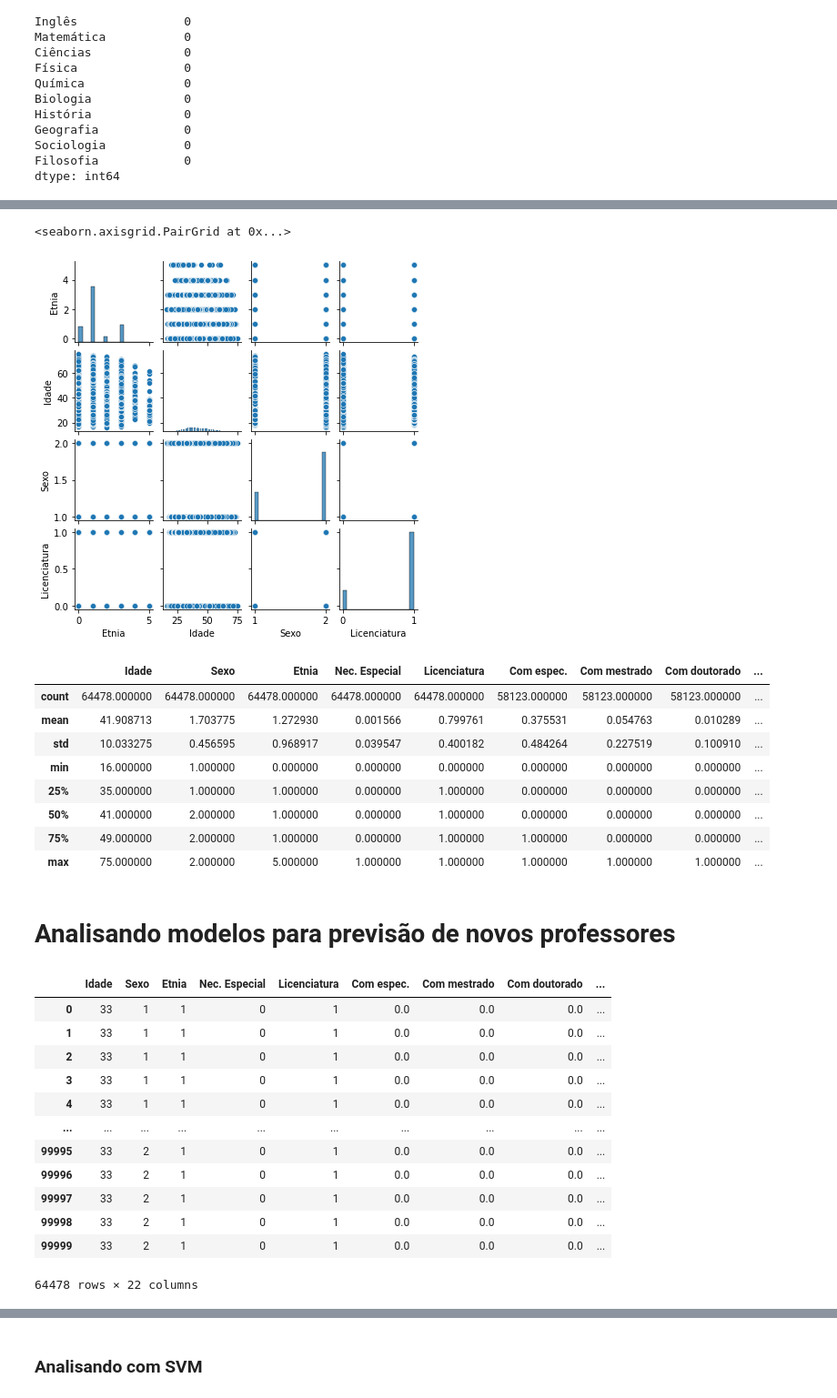
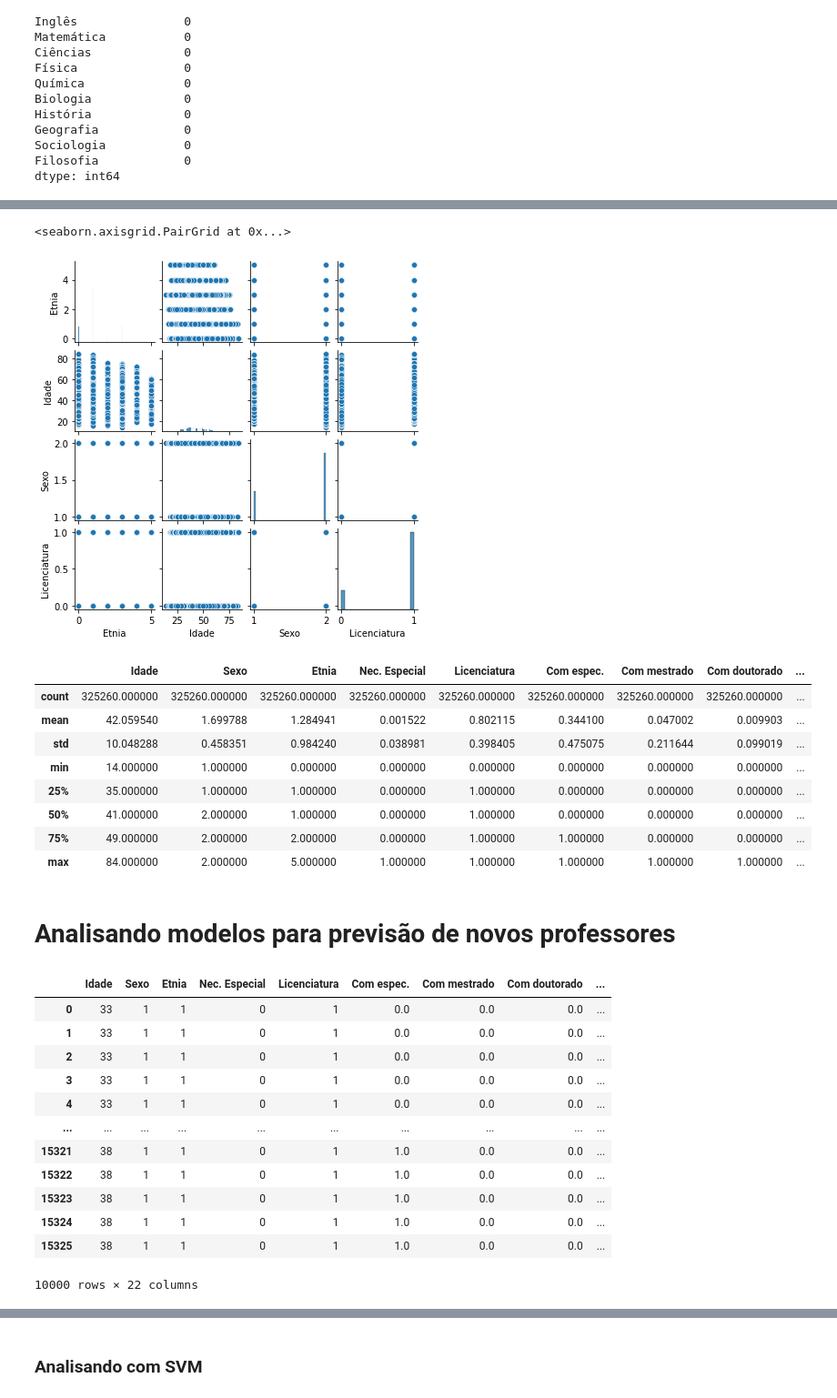
Before and after one commit to sergioneto12/Analise_Censo_Escolar_2020, a Jupyter notebook: Dados - Censo Escolar.ipynb, the cells around one changed output, grey strips where cells are left out. Shown: that part at 91% size. Cells and saved outputs as stored; diff of their text form; code cells hidden in the pictures.

```diff
--- a/Dados - Censo Escolar.ipynb
+++ b/Dados - Censo Escolar.ipynb
@@ -15,11 +15,12 @@ np.__version__
 # Transformação dos Dados
 # %%
 #importando dados do sudeste
-data_doc = pd.read_csv("DADOS/docentes_sudeste.csv", sep="|", nrows=100000)
+data_doc = pd.read_csv("DADOS/docentes_sudeste.csv", sep="|", nrows=500000)
 # %%
 #a primeira linha abaixo faz com que todas as colunas sejam mostradas, e a segunda apresenta as primeiras 5 linhas
 
 pd.set_option("display.max_columns", None)
+data_doc = data_doc
 data_doc.head(5)
 # %% [output]
 |  | NU_ANO_CENSO | ID_DOCENTE | NU_MES | NU_ANO | NU_IDADE_REFERENCIA | NU_IDADE | TP_SEXO | TP_COR_RACA | ... |
@@ -77,3 +78,6 @@ NAvaluesFrame
 | Idade | 0 |
 | Ano Nasc. | 0 |
 | ID_DOCENTE | 0 |
+# %%
+dados_1.fillna(0, inplace=True)
+dados_1.isna().sum()
@@ -240,36 +298,36 @@ for d in sub:
 sns.pairplot(dados_1[['Etnia', 'Idade', 'Sexo', 'Licenciatura']], diag_kind="hist", height=1.5)
 # %% [output]
 <seaborn.axisgrid.PairGrid at 0x...>
-[figure, old version]
+[figure, new version]
 # %%
 dados_1.drop(['Mês Nasc.', 'Ano Nasc.'], axis=1).describe()
 # %% [output]
 |  | Idade | Sexo | Etnia | Nec. Especial | Licenciatura | Com espec. | Com mestrado | Com doutorado | ... |
-| count | 64478.000000 | 64478.000000 | 64478.000000 | 64478.000000 | 64478.000000 | 58123.000000 | 58123.000000 | 58123.000000 | ... |
-| mean | 41.908713 | 1.703775 | 1.272930 | 0.001566 | 0.799761 | 0.375531 | 0.054763 | 0.010289 | ... |
-| std | 10.033275 | 0.456595 | 0.968917 | 0.039547 | 0.400182 | 0.484264 | 0.227519 | 0.100910 | ... |
-| min | 16.000000 | 1.000000 | 0.000000 | 0.000000 | 0.000000 | 0.000000 | 0.000000 | 0.000000 | ... |
+| count | 325260.000000 | 325260.000000 | 325260.000000 | 325260.000000 | 325260.000000 | 325260.000000 | 325260.000000 | 325260.000000 | ... |
+| mean | 42.059540 | 1.699788 | 1.284941 | 0.001522 | 0.802115 | 0.344100 | 0.047002 | 0.009903 | ... |
+| std | 10.048288 | 0.458351 | 0.984240 | 0.038981 | 0.398405 | 0.475075 | 0.211644 | 0.099019 | ... |
+| min | 14.000000 | 1.000000 | 0.000000 | 0.000000 | 0.000000 | 0.000000 | 0.000000 | 0.000000 | ... |
 | 25% | 35.000000 | 1.000000 | 1.000000 | 0.000000 | 1.000000 | 0.000000 | 0.000000 | 0.000000 | ... |
 | 50% | 41.000000 | 2.000000 | 1.000000 | 0.000000 | 1.000000 | 0.000000 | 0.000000 | 0.000000 | ... |
-| 75% | 49.000000 | 2.000000 | 1.000000 | 0.000000 | 1.000000 | 1.000000 | 0.000000 | 0.000000 | ... |
-| max | 75.000000 | 2.000000 | 5.000000 | 1.000000 | 1.000000 | 1.000000 | 1.000000 | 1.000000 | ... |
+| 75% | 49.000000 | 2.000000 | 2.000000 | 0.000000 | 1.000000 | 1.000000 | 0.000000 | 0.000000 | ... |
+| max | 84.000000 | 2.000000 | 5.000000 | 1.000000 | 1.000000 | 1.000000 | 1.000000 | 1.000000 | ... |
 # %% [markdown]
 # Analisando modelos para previsão de novos professores
 # %%
 # Previsão para o futuro
-df1 = dados_1.copy().drop(['ID_DOCENTE', 'Mês Nasc.', 'Ano Nasc.'], axis=1)
+df1 = dados_1[:10000].copy().drop(['ID_DOCENTE', 'Mês Nasc.', 'Ano Nasc.'], axis=1)
 df1
 # %% [output]
 |  | Idade | Sexo | Etnia | Nec. Especial | Licenciatura | Com espec. | Com mestrado | Com doutorado | ... |
 | 0 | 33 | 1 | 1 | 0 | 1 | 0.0 | 0.0 | 0.0 | ... |
 | 1 | 33 | 1 | 1 | 0 | 1 | 0.0 | 0.0 | 0.0 | ... |
 | 2 | 33 | 1 | 1 | 0 | 1 | 0.0 | 0.0 | 0.0 | ... |
 | 3 | 33 | 1 | 1 | 0 | 1 | 0.0 | 0.0 | 0.0 | ... |
 | 4 | 33 | 1 | 1 | 0 | 1 | 0.0 | 0.0 | 0.0 | ... |
 | ... | ... | ... | ... | ... | ... | ... | ... | ... | ... |
-| 99995 | 33 | 2 | 1 | 0 | 1 | 0.0 | 0.0 | 0.0 | ... |
-| 99996 | 33 | 2 | 1 | 0 | 1 | 0.0 | 0.0 | 0.0 | ... |
-| 99997 | 33 | 2 | 1 | 0 | 1 | 0.0 | 0.0 | 0.0 | ... |
-| 99998 | 33 | 2 | 1 | 0 | 1 | 0.0 | 0.0 | 0.0 | ... |
-| 99999 | 33 | 2 | 1 | 0 | 1 | 0.0 | 0.0 | 0.0 | ... |
+| 15321 | 38 | 1 | 1 | 0 | 1 | 1.0 | 0.0 | 0.0 | ... |
+| 15322 | 38 | 1 | 1 | 0 | 1 | 1.0 | 0.0 | 0.0 | ... |
+| 15323 | 38 | 1 | 1 | 0 | 1 | 1.0 | 0.0 | 0.0 | ... |
+| 15324 | 38 | 1 | 1 | 0 | 1 | 1.0 | 0.0 | 0.0 | ... |
+| 15325 | 38 | 1 | 1 | 0 | 1 | 1.0 | 0.0 | 0.0 | ... |
-64478 rows × 22 columns
+10000 rows × 22 columns
```
Also changed, not shown: parts of 57 cells of this notebook.
